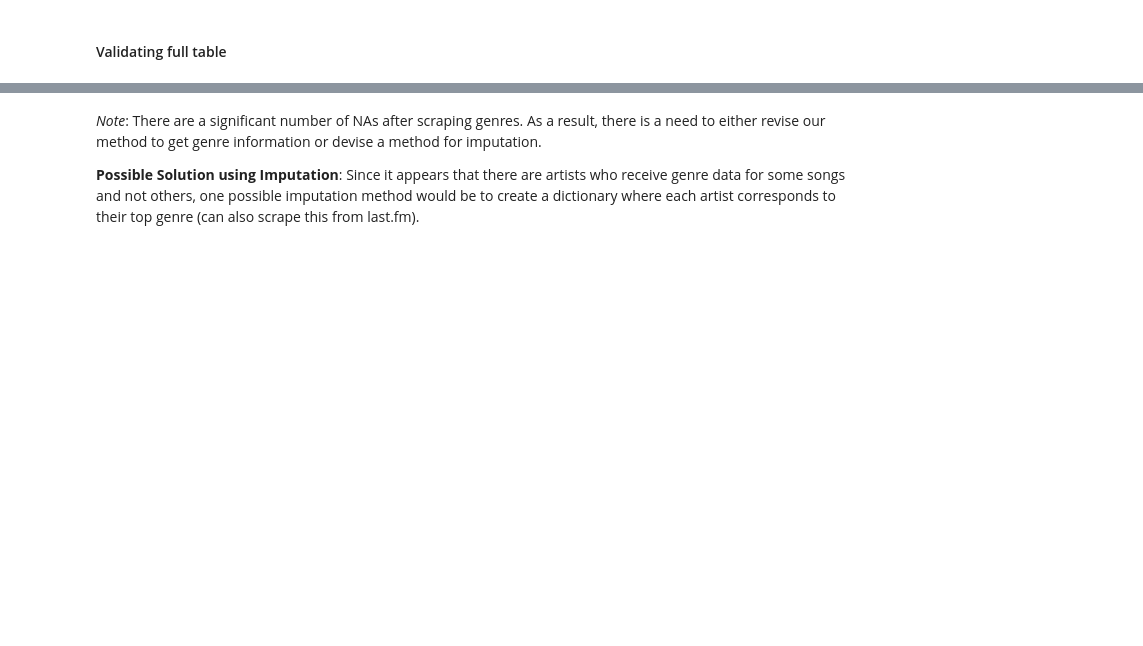
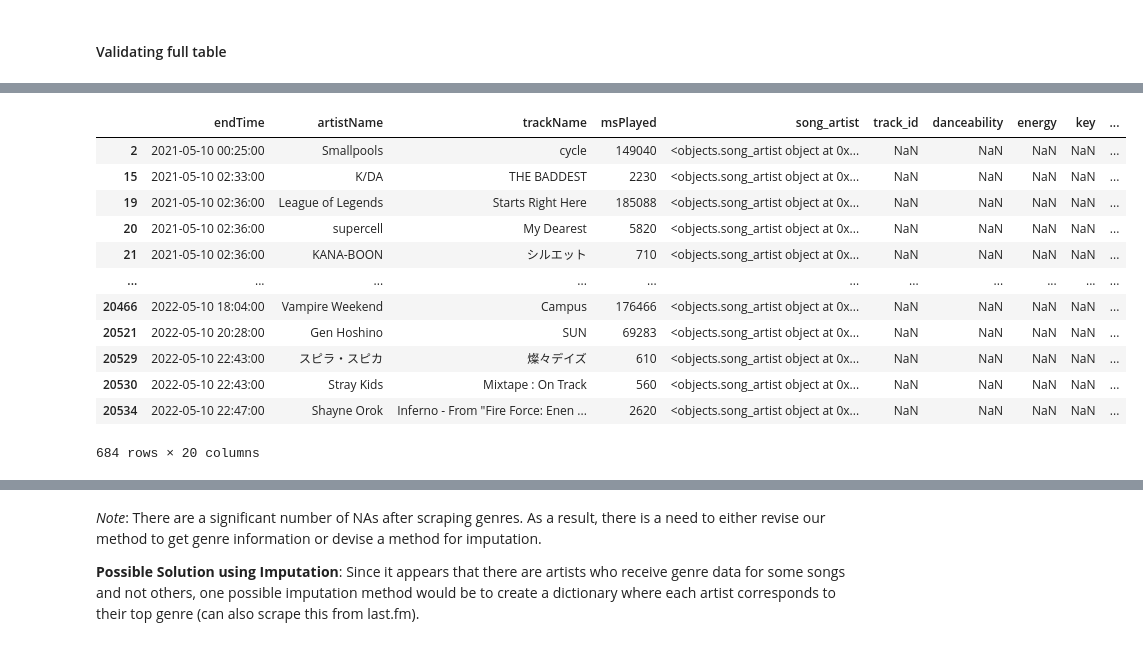
Before and after one commit to mattzhao-R/spotify, a Jupyter notebook: working.ipynb, the cells around one changed output, grey strips where cells are left out. Saved outputs shown, nothing was run; the diff lists cells and outputs as text; code cells hidden in the pictures; blank space fills up the shorter version.

```diff
--- a/working.ipynb
+++ b/working.ipynb
@@ -765 +792,17 @@ no_ids
+# %%
+songs_noids # these tracks should be in spotify since they have a genre i.e. they are real songs
+# %% [output]
+|  | endTime | artistName | trackName | msPlayed | song_artist | track_id | danceability | energy | key | ... |
+| 2 | 2021-05-10 00:25:00 | Smallpools | cycle | 149040 | <objects.song_artist object at 0x... | NaN | NaN | NaN | NaN | ... |
+| 15 | 2021-05-10 02:33:00 | K/DA | THE BADDEST | 2230 | <objects.song_artist object at 0x... | NaN | NaN | NaN | NaN | ... |
+| 19 | 2021-05-10 02:36:00 | League of Legends | Starts Right Here | 185088 | <objects.song_artist object at 0x... | NaN | NaN | NaN | NaN | ... |
+| 20 | 2021-05-10 02:36:00 | supercell | My Dearest | 5820 | <objects.song_artist object at 0x... | NaN | NaN | NaN | NaN | ... |
+| 21 | 2021-05-10 02:36:00 | KANA-BOON | シルエット | 710 | <objects.song_artist object at 0x... | NaN | NaN | NaN | NaN | ... |
+| ... | ... | ... | ... | ... | ... | ... | ... | ... | ... | ... |
+| 20466 | 2022-05-10 18:04:00 | Vampire Weekend | Campus | 176466 | <objects.song_artist object at 0x... | NaN | NaN | NaN | NaN | ... |
+| 20521 | 2022-05-10 20:28:00 | Gen Hoshino | SUN | 69283 | <objects.song_artist object at 0x... | NaN | NaN | NaN | NaN | ... |
+| 20529 | 2022-05-10 22:43:00 | スピラ・スピカ | 燦々デイズ | 610 | <objects.song_artist object at 0x... | NaN | NaN | NaN | NaN | ... |
+| 20530 | 2022-05-10 22:43:00 | Stray Kids | Mixtape : On Track | 560 | <objects.song_artist object at 0x... | NaN | NaN | NaN | NaN | ... |
+| 20534 | 2022-05-10 22:47:00 | Shayne Orok | Inferno - From "Fire Force: Enen ... | 2620 | <objects.song_artist object at 0x... | NaN | NaN | NaN | NaN | ... |
+684 rows × 20 columns
 # %%
```
Also changed, not shown: parts of 65 cells of this notebook.
